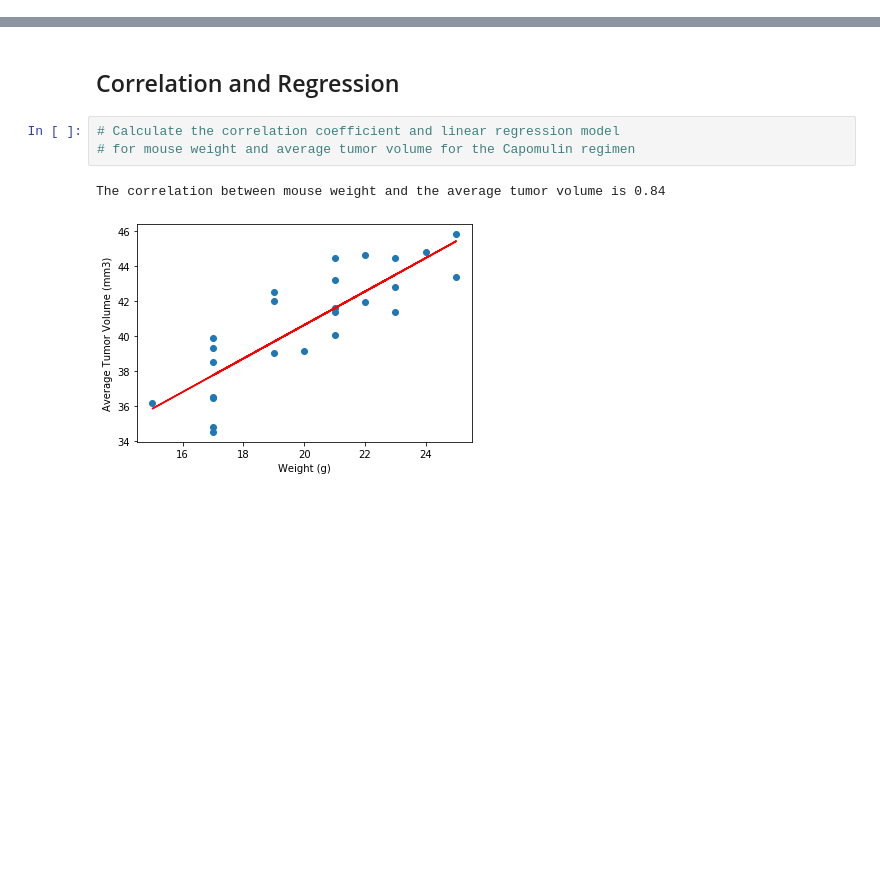
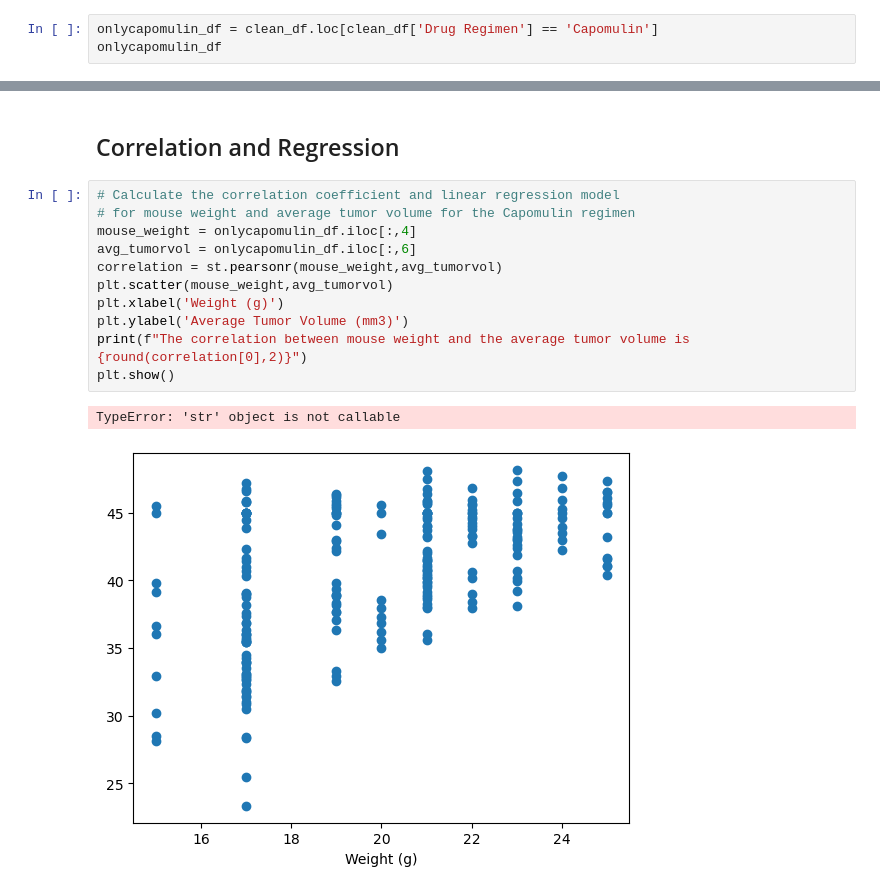
Before and after one commit to ssalinas619/Pymaceuticals-challenge, a Jupyter notebook: pymaceuticals_challenge.ipynb, the cells around one changed output, grey strips where cells are left out. Saved outputs shown, nothing was run; the diff lists cells and outputs as text; blank space fills up the shorter version.

```diff
--- a/pymaceuticals_challenge.ipynb
+++ b/pymaceuticals_challenge.ipynb
@@ -219,3 +253,6 @@ Ceftamin's potential outliers: Series([], Name: Tumor Volume (mm3), dtype: float
 [figure]
 # %% [markdown]
 ## Line and Scatter Plots
+# %%
+onlycapomulin_df = clean_df.loc[clean_df['Drug Regimen'] == 'Capomulin']
+onlycapomulin_df
@@ -241,6 +303,14 @@ plt.show()
 # %%
 # Calculate the correlation coefficient and linear regression model
 # for mouse weight and average tumor volume for the Capomulin regimen
+mouse_weight = onlycapomulin_df.iloc[:,4]
+avg_tumorvol = onlycapomulin_df.iloc[:,6]
+correlation = st.pearsonr(mouse_weight,avg_tumorvol)
+plt.scatter(mouse_weight,avg_tumorvol)
+plt.xlabel('Weight (g)')
+plt.ylabel('Average Tumor Volume (mm3)')
+print(f"The correlation between mouse weight and the average tumor volume is {round(correlation[0],2)}")
+plt.show()
 # %% [output]
-The correlation between mouse weight and the average tumor volume is 0.84
+TypeError: 'str' object is not callable
-[figure, old version]
+[figure, new version]
```
Also changed, not shown: parts of 16 cells of this notebook.
